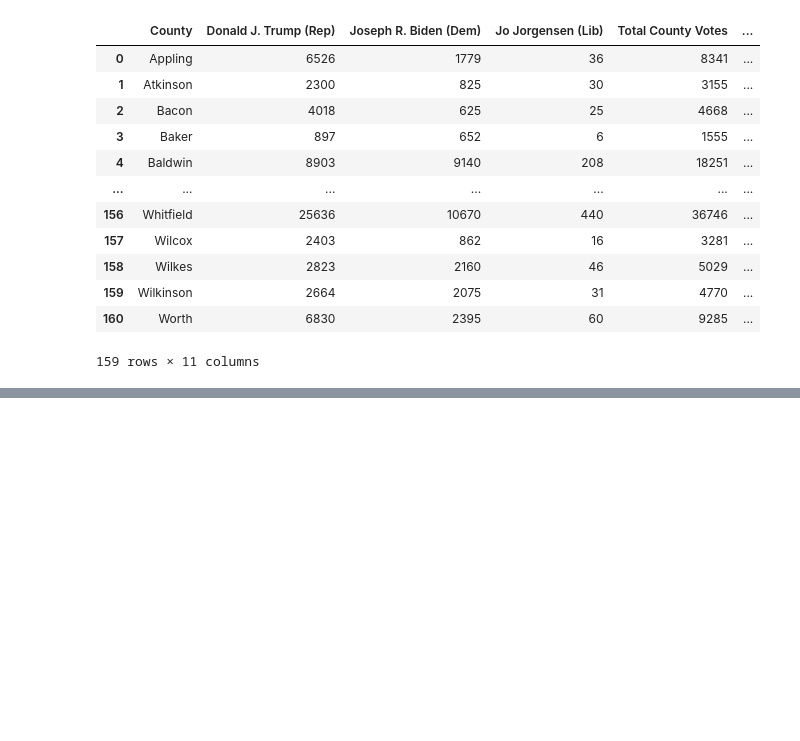
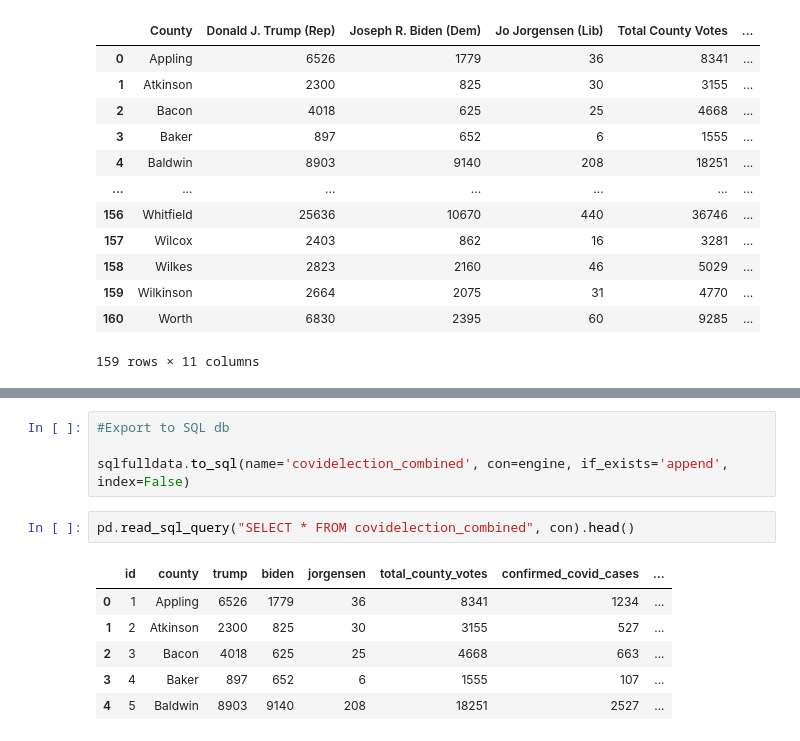
Before and after one commit to mklein1997/etlproject, a Jupyter notebook: ETLProject.ipynb, the cells around one changed output, grey strips where cells are left out. Drawn from its saved outputs; the diff is of its cells as text; blank space fills up the shorter version.

```diff
--- a/ETLProject.ipynb
+++ b/ETLProject.ipynb
@@ -117,0 +148,13 @@ engine.table_names()
+# %%
+#Export to SQL db
+
+sqlfulldata.to_sql(name='covidelection_combined', con=engine, if_exists='append', index=False)
+# %%
+pd.read_sql_query("SELECT * FROM covidelection_combined", con).head()
+# %% [output]
+|  | id | county | trump | biden | jorgensen | total_county_votes | confirmed_covid_cases | ... |
+| 0 | 1 | Appling | 6526 | 1779 | 36 | 8341 | 1234 | ... |
+| 1 | 2 | Atkinson | 2300 | 825 | 30 | 3155 | 527 | ... |
+| 2 | 3 | Bacon | 4018 | 625 | 25 | 4668 | 663 | ... |
+| 3 | 4 | Baker | 897 | 652 | 6 | 1555 | 107 | ... |
+| 4 | 5 | Baldwin | 8903 | 9140 | 208 | 18251 | 2527 | ... |
```
Also changed, not shown: parts of 3 cells of this notebook.
